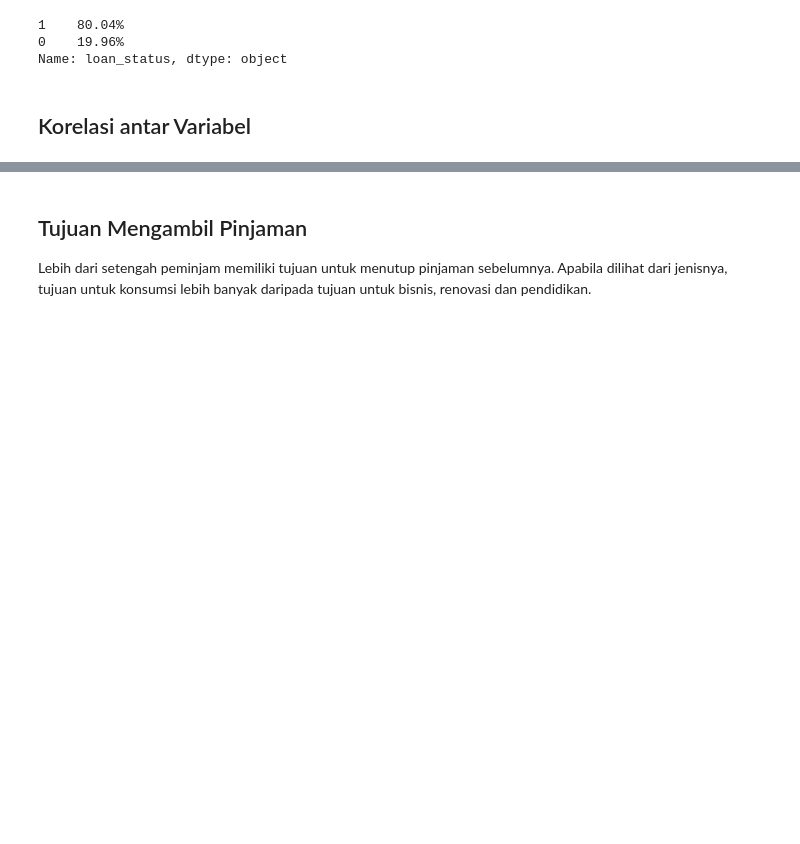
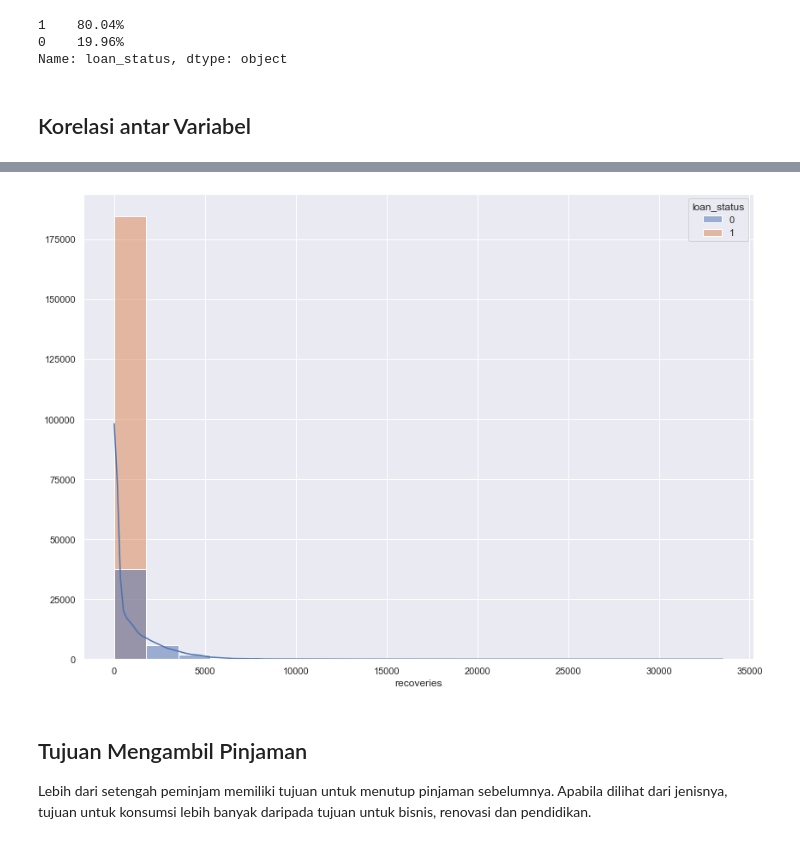
Before and after one commit to rakkaalhazimi/Loan-Status-Prediction, a Jupyter notebook: credit_loan_predictions.ipynb, the cells around one changed output, grey strips where cells are left out. Cells and saved outputs as stored; diff of their text form; code cells hidden in the pictures; blank space fills up the shorter version.

```diff
--- a/credit_loan_predictions.ipynb
+++ b/credit_loan_predictions.ipynb
@@ -232,3 +332,7 @@ plt.show()
+# %%
+plot_distribution(df=inter_df, x="recoveries", hue="loan_status", title="")
+# %% [output]
+[figure, added]
 # %% [markdown]
 ## Tujuan Mengambil Pinjaman
 Lebih dari setengah peminjam memiliki tujuan untuk menutup pinjaman sebelumnya. Apabila dilihat dari jenisnya, tujuan untuk konsumsi lebih banyak daripada tujuan untuk bisnis, renovasi dan pendidikan.
```
Also changed, not shown: parts of 36 cells of this notebook.
